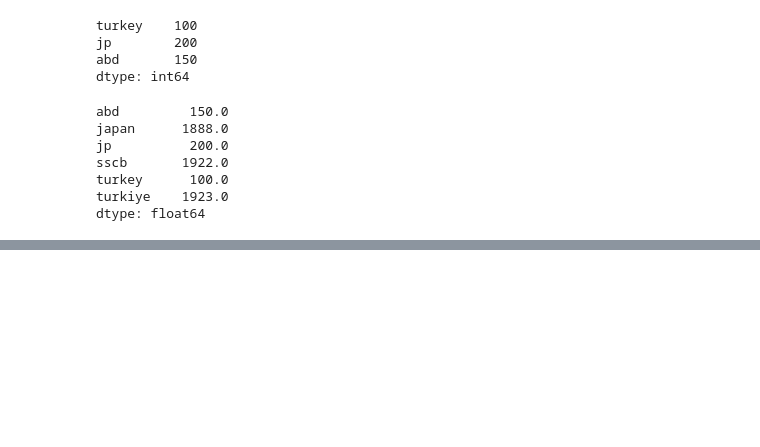
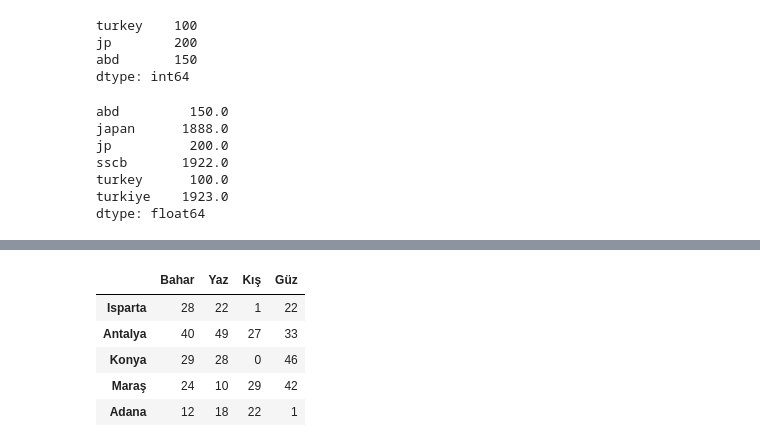
Before and after one commit to emrekandazoglu/py_ML, a Jupyter notebook: pandas/demo1.ipynb, the cells around one changed output, grey strips where cells are left out. Saved outputs shown, nothing was run; the diff lists cells and outputs as text; code cells hidden in the pictures; blank space fills up the shorter version.

```diff
--- a/pandas/demo1.ipynb
+++ b/pandas/demo1.ipynb
@@ -96,0 +156,10 @@ dtype: float64
+# %%
+df=pd.DataFrame(data=sayi, index=akdeniz, columns=mevsim)
+df
+# %% [output]
+|  | Bahar | Yaz | Kış | Güz |
+| Isparta | 28 | 22 | 1 | 22 |
+| Antalya | 40 | 49 | 27 | 33 |
+| Konya | 29 | 28 | 0 | 46 |
+| Maraş | 24 | 10 | 29 | 42 |
+| Adana | 12 | 18 | 22 | 1 |
```
Also changed, not shown: parts of 8 cells of this notebook, 1 other file.
